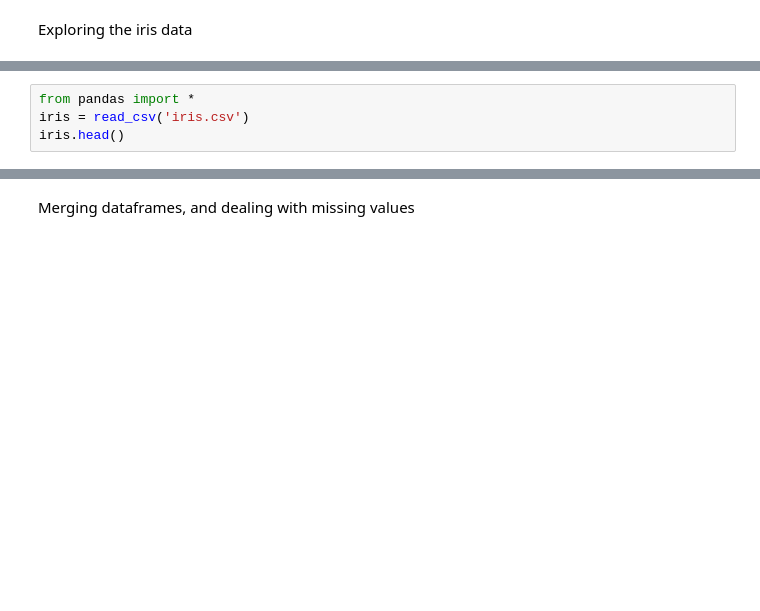
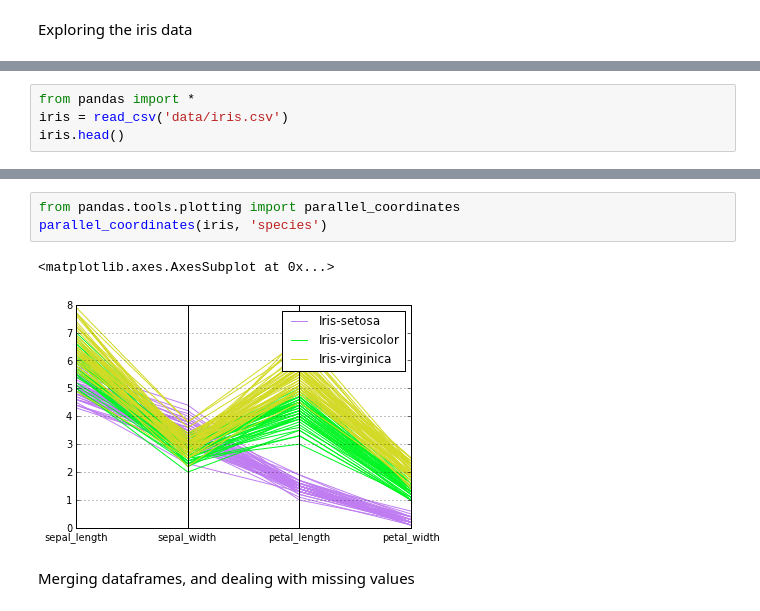
Before and after one commit to grsr/notebooks, a Jupyter notebook: scipy_intro.ipynb, the cells around one changed output, grey strips where cells are left out. Drawn from its saved outputs; the diff is of its cells as text; blank space fills up the shorter version.

```diff
--- a/scipy_intro.ipynb
+++ b/scipy_intro.ipynb
@@ -94,4 +129,4 @@ head iris.csv
 # %%
 from pandas import *
-iris = read_csv('iris.csv')
+iris = read_csv('data/iris.csv')
 iris.head()
@@ -110,3 +182,9 @@ iris.boxplot(['sepal_width', 'sepal_length'], by='species')
+# %%
+from pandas.tools.plotting import parallel_coordinates
+parallel_coordinates(iris, 'species')
+# %% [output]
+<matplotlib.axes.AxesSubplot at 0x...>
+[figure, added]
 # %% [markdown]
 Merging dataframes, and dealing with missing values
 # %%
```
Also changed, not shown: parts of 37 cells of this notebook.
